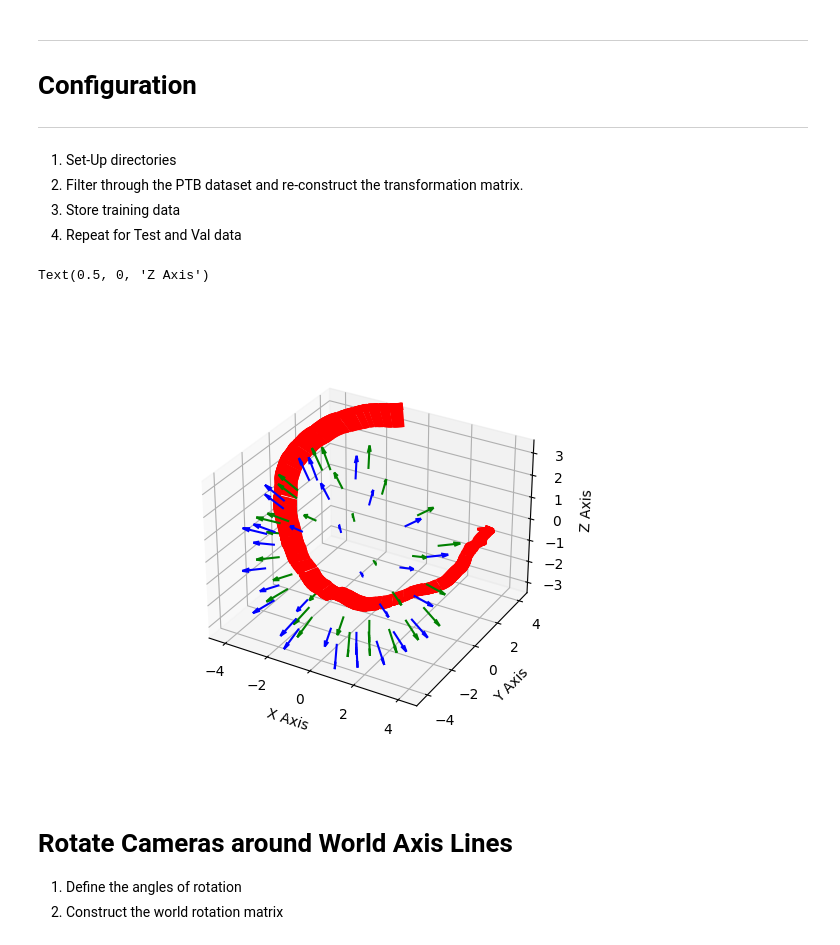
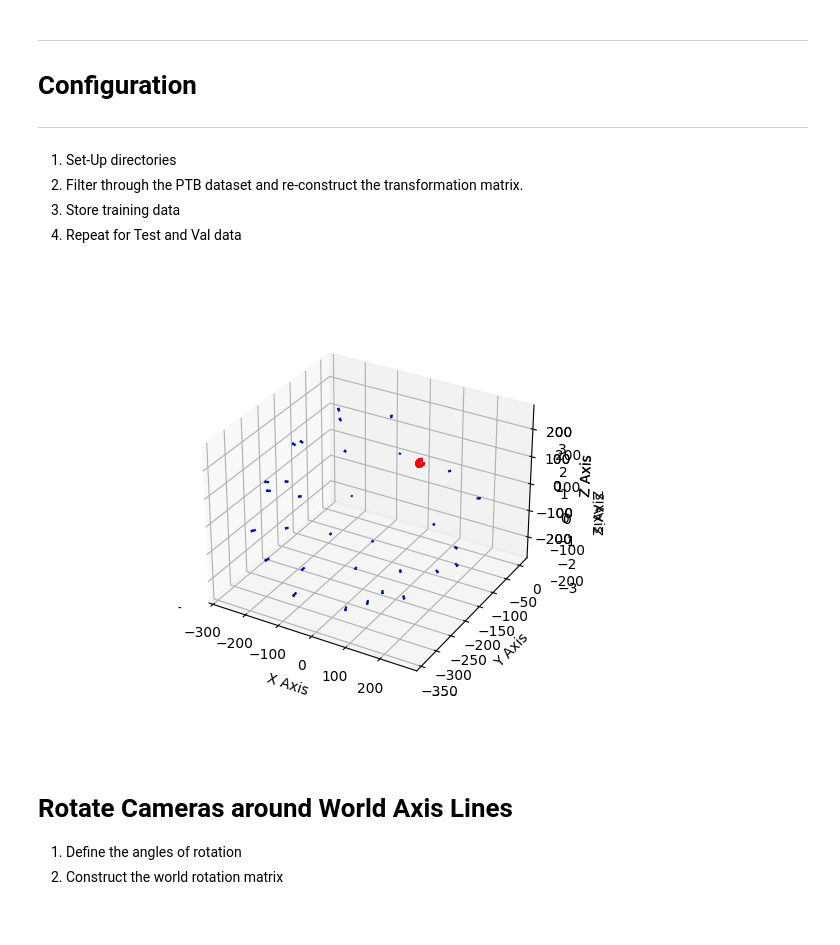
Before and after one commit to azzarelli/datacollection, a Jupyter notebook: PTB2DNeRF/pelonptictoolbox_visualise.ipynb, the cells around one changed output. Saved outputs shown, nothing was run; the diff lists cells and outputs as text; code cells hidden in the pictures.

```diff
--- a/PTB2DNeRF/pelonptictoolbox_visualise.ipynb
+++ b/PTB2DNeRF/pelonptictoolbox_visualise.ipynb
@@ -73,40 +73,39 @@ cameras = []
 camera_meta = []
 for cam in config['cameras']:
     if cam['type'] == 'hd':
         # Construct a 4x4 transformation matrix
         R = np.matrix(cam['R'])
         t = np.array(cam['t'])
         transformation_matrix = np.eye(4)
         transformation_matrix[:3, :3] = -R.transpose()
         cc = (-R.transpose()*t)
-        transformation_matrix[:3, 3] = cc.flatten()/80. # Here we re-scale scene from 300x300x300 to 4x4x4 (not exactly 4 but nearly)
+        transformation_matrix[:3, 3] = cc.flatten() #/80. # Here we re-scale scene from 300x300x300 to 4x4x4 (not exactly 4 but nearly)
 
         uvw = transformation_matrix[:3, 2]
         xyz = transformation_matrix[:3, 3]
-        ax.quiver(xyz[0], xyz[1], xyz[2], uvw[0], uvw[1], uvw[2], color='b', length=1)
+        ax.quiver(xyz[0], xyz[1], xyz[2], uvw[0], uvw[1], uvw[2], color='b', length=10)
 
         transformation_matrix[1, -1] = transformation_matrix[1, -1] +1.
         uvw = transformation_matrix[:3, 2]
         xyz = transformation_matrix[:3, 3]
-        ax.quiver(xyz[0], xyz[1], xyz[2], uvw[0], uvw[1], uvw[2], color='g', length=1)
+        ax.quiver(xyz[0], xyz[1], xyz[2], uvw[0], uvw[1], uvw[2], color='g', length=10)
 
         cameras.append(torch.from_numpy(transformation_matrix))
         camera_meta.append(cam)
 
 for cam in comp_config['frames']:
     transformation_matrix = np.matrix(cam["transform_matrix"])
     uvw = transformation_matrix[:3, 2]
     xyz = transformation_matrix[:3, 3]
-    ax.quiver(xyz[0], xyz[1], xyz[2], uvw[0], uvw[1], uvw[2], color='r', length=1)
+    ax.quiver(xyz[0], xyz[1], xyz[2], uvw[0], uvw[1], uvw[2], color='r', length=10)
 
 # Customize the plot as needed
 ax.set_xlabel('X Axis')
 ax.set_ylabel('Y Axis')
 ax.set_zlabel('Z Axis')
-# plt.show()
+plt.show()
 # %% [output]
-Text(0.5, 0, 'Z Axis')
-[figure, old version]
+[figure, new version]
 # %% [markdown]
 #  Rotate Cameras around World Axis Lines
 
```
